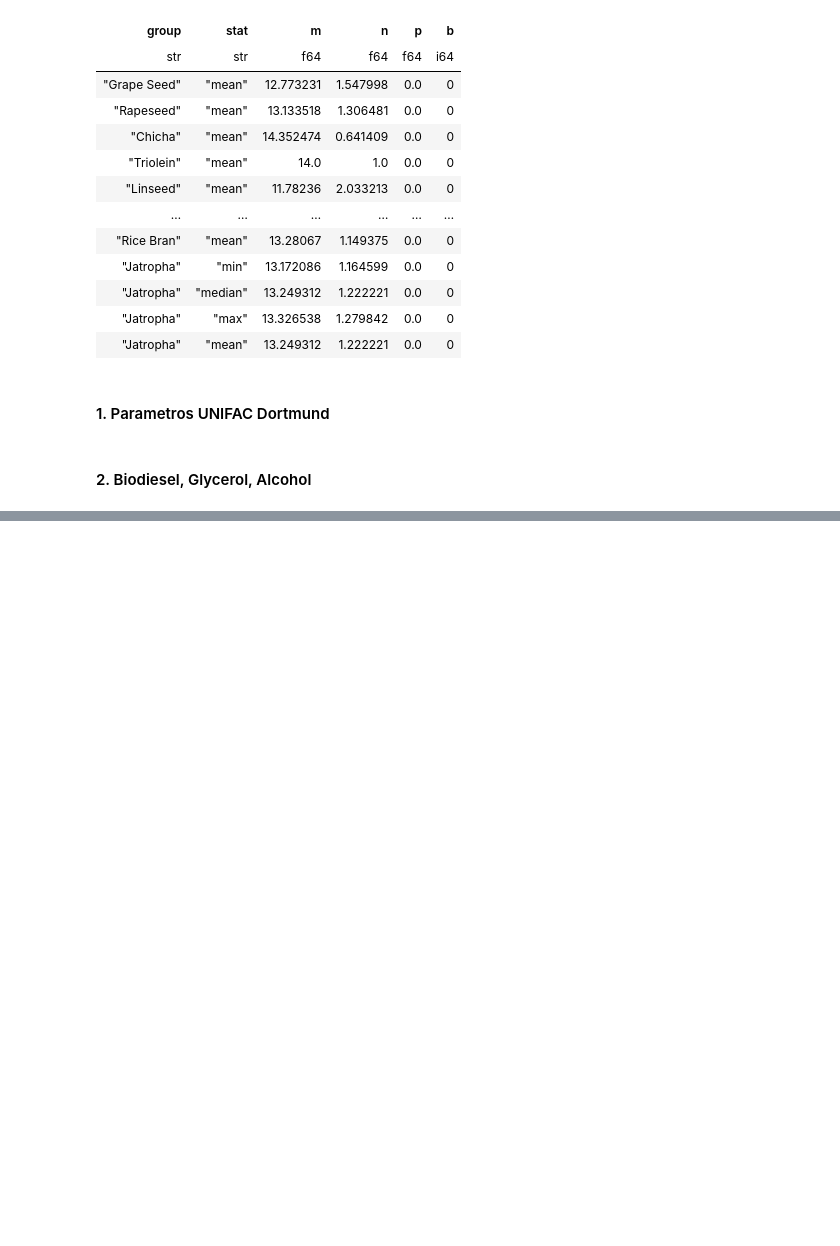
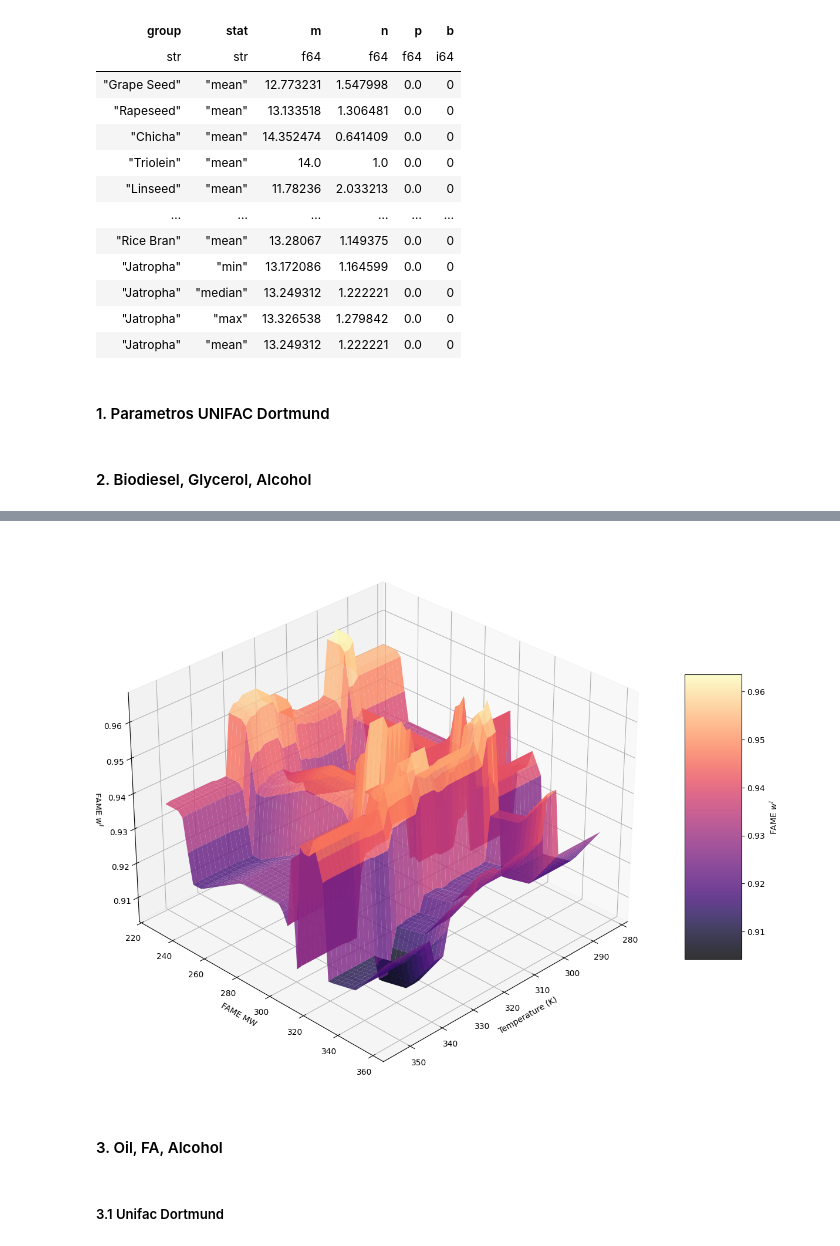
Before and after one commit to Juandhb99/ThermOleo, a Jupyter notebook: sensitivity_analysis.ipynb, the cells around one changed output, grey strips where cells are left out. Cells and saved outputs as stored; diff of their text form; code cells hidden in the pictures; blank space fills up the shorter version.

```diff
--- a/sensitivity_analysis.ipynb
+++ b/sensitivity_analysis.ipynb
@@ -160,0 +195,19 @@ surface_plot(T, FAME_MW, FAME_comp, "", "Temperature (K)", "FAME MW", "FAME $w^I
+# %%
+repeated_global_comps = np.repeat(global_comps, 4900, axis=0)
+# %%
+predict_array[:,0] = result[:,-1]
+predict_array[:,1] = 1
+predict_array[:,2:10] = repeated_global_comps
+predict_array[:,10:] = result[:,0:5]
+# %%
+predict_array_CaseI = predict_array.copy()
+predict_array_CaseI[:,11:16] = 0
+# %%
+model_predictions = xgb_model.predict(predict_array_CaseI)
+FAME_comp = model_predictions[:,0]
+# %%
+surface_plot(predict_array[:,0], predict_array[:,10], FAME_comp, "", "Temperature (K)", "FAME MW", "FAME $w^I$", "FAME $w^I$")
+# %% [output]
+[figure, added]
+# %% [markdown]
+#### 3. Oil, FA, Alcohol
@@ -160,0 +218,2 @@ surface_plot(T, FAME_MW, FAME_comp, "", "Temperature (K)", "FAME MW", "FAME $w^I
+# %% [markdown]
+##### 3.1 Unifac Dortmund
```
Also changed, not shown: parts of 36 cells of this notebook.
